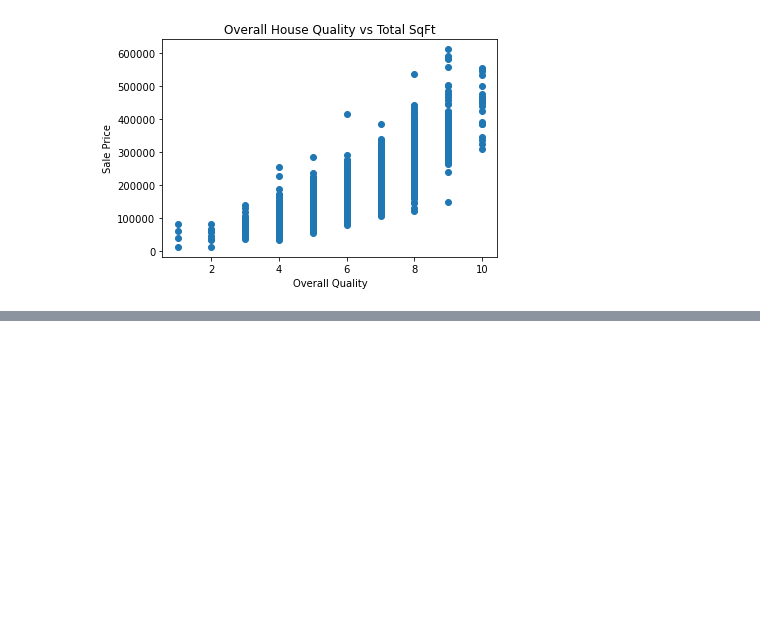
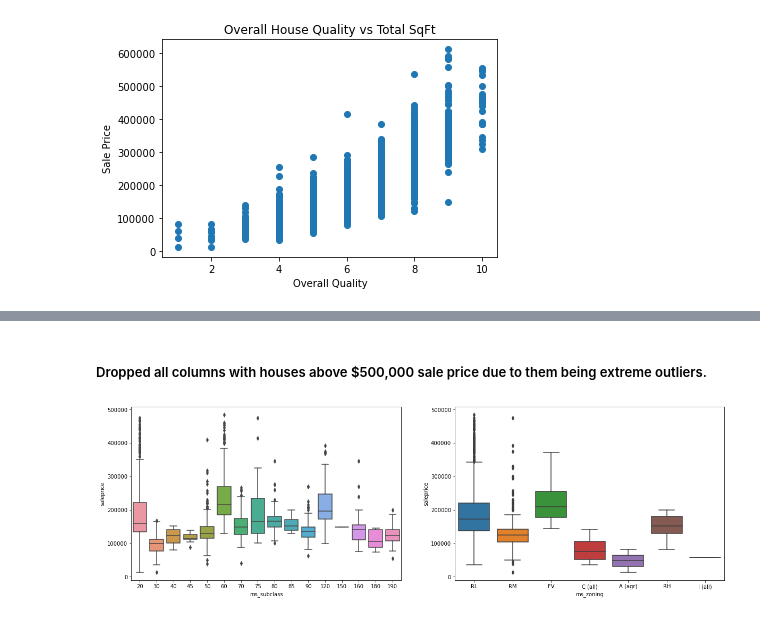
Before and after one commit to jpetersen626/ames_housing_analysis, a Jupyter notebook: code/01_EDA_and_Cleaning.ipynb, the cells around one changed output, grey strips where cells are left out. Drawn from its saved outputs; the diff is of its cells as text; code cells hidden in the pictures; blank space fills up the shorter version.

```diff
--- a/code/01_EDA_and_Cleaning.ipynb
+++ b/code/01_EDA_and_Cleaning.ipynb
@@ -203,0 +188,14 @@ plt.ylabel('Sale Price');
+# %%
+train.drop(
+    [81, 138, 151, 623, 800, 823,
+    1164, 1227, 1592, 1671, 1692,
+    1796, 1964], inplace=True
+)
+# %% [markdown]
+##### Dropped all columns with houses above $500,000 sale price due to them being extreme outliers.
+# %%
+fig, ax = plt.subplots(1, 2, figsize=(20,6))
+sns.boxplot(x=train['ms_subclass'], y=train['saleprice'], ax=ax[0])
+sns.boxplot(x=train['ms_zoning'], y=train['saleprice'], ax=ax[1]);
+# %% [output]
+[figure, added]
```
Also changed, not shown: parts of 130 cells of this notebook, 2 other files.
